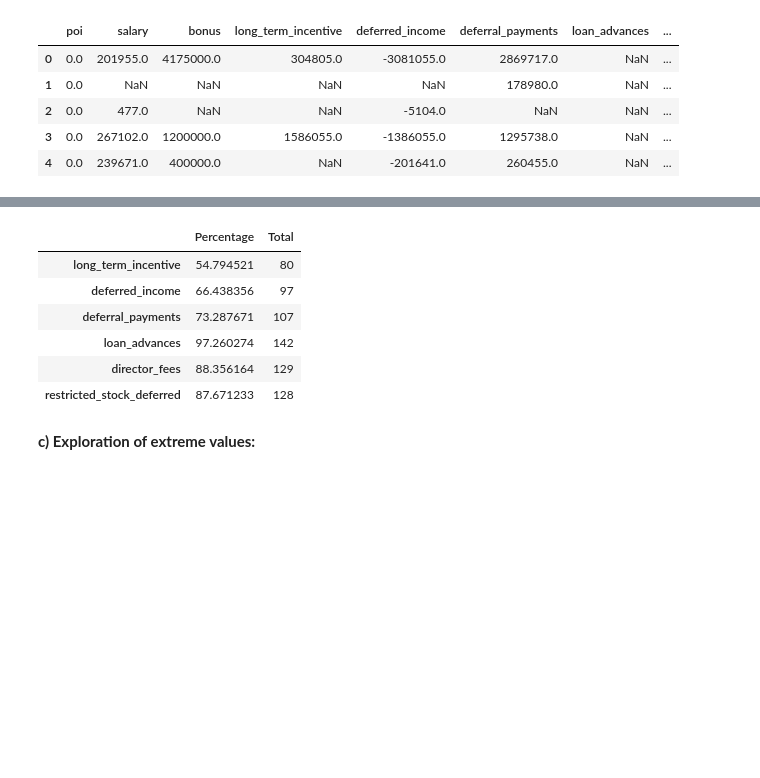
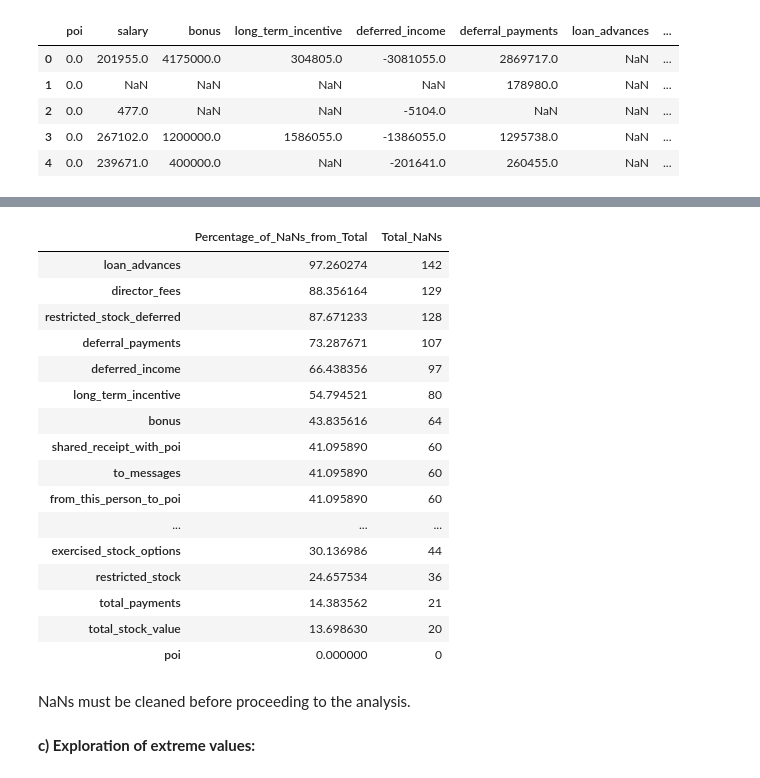
Before and after one commit to Druizm128/IdentifyFraudFromEnronEmail, a Jupyter notebook: Final_report.ipynb, the cells around one changed output, grey strips where cells are left out. Saved outputs shown, nothing was run; the diff lists cells and outputs as text; code cells hidden in the pictures; blank space fills up the shorter version.

Commit message:
Update: The analysis now shows the list of features sorted in descending order by the total number of NaNs. Also emphasis is made that the dataset presents the class imbalance problem.

```diff
--- a/Final_report.ipynb
+++ b/Final_report.ipynb
@@ -125,18 +123,30 @@ The fields long term incentive, deferred income, deferral payments, loan advance
 # %%
 numberOfNans = formattedDataDf.isnull().sum()
 percentageOfNansInCol = (formattedDataDf.isnull().sum() / 146) * 100
 
-nanResults  = {'Percentage': percentageOfNansInCol, 'Total': numberOfNans,}
+nanResults  = {'Percentage_of_NaNs_from_Total': percentageOfNansInCol, 'Total_NaNs': numberOfNans,}
 nansDf = pd.DataFrame(nanResults)
-nansDf[nansDf.Percentage > 50]
+nansDf.sort_values(by='Total_NaNs', ascending=False)
 # %% [output]
-|  | Percentage | Total |
-| long_term_incentive | 54.794521 | 80 |
-| deferred_income | 66.438356 | 97 |
-| deferral_payments | 73.287671 | 107 |
+|  | Percentage_of_NaNs_from_Total | Total_NaNs |
 | loan_advances | 97.260274 | 142 |
 | director_fees | 88.356164 | 129 |
 | restricted_stock_deferred | 87.671233 | 128 |
+| deferral_payments | 73.287671 | 107 |
+| deferred_income | 66.438356 | 97 |
+| long_term_incentive | 54.794521 | 80 |
+| bonus | 43.835616 | 64 |
+| shared_receipt_with_poi | 41.095890 | 60 |
+| to_messages | 41.095890 | 60 |
+| from_this_person_to_poi | 41.095890 | 60 |
+| ... | ... | ... |
+| exercised_stock_options | 30.136986 | 44 |
+| restricted_stock | 24.657534 | 36 |
+| total_payments | 14.383562 | 21 |
+| total_stock_value | 13.698630 | 20 |
+| poi | 0.000000 | 0 |
+# %% [markdown]
+NaNs must be cleaned before proceeding to the analysis.
 # %% [markdown]
 <b>c) Exploration of extreme values:</b>
 # %% [markdown]
```
Also changed, not shown: parts of 4 cells of this notebook.
